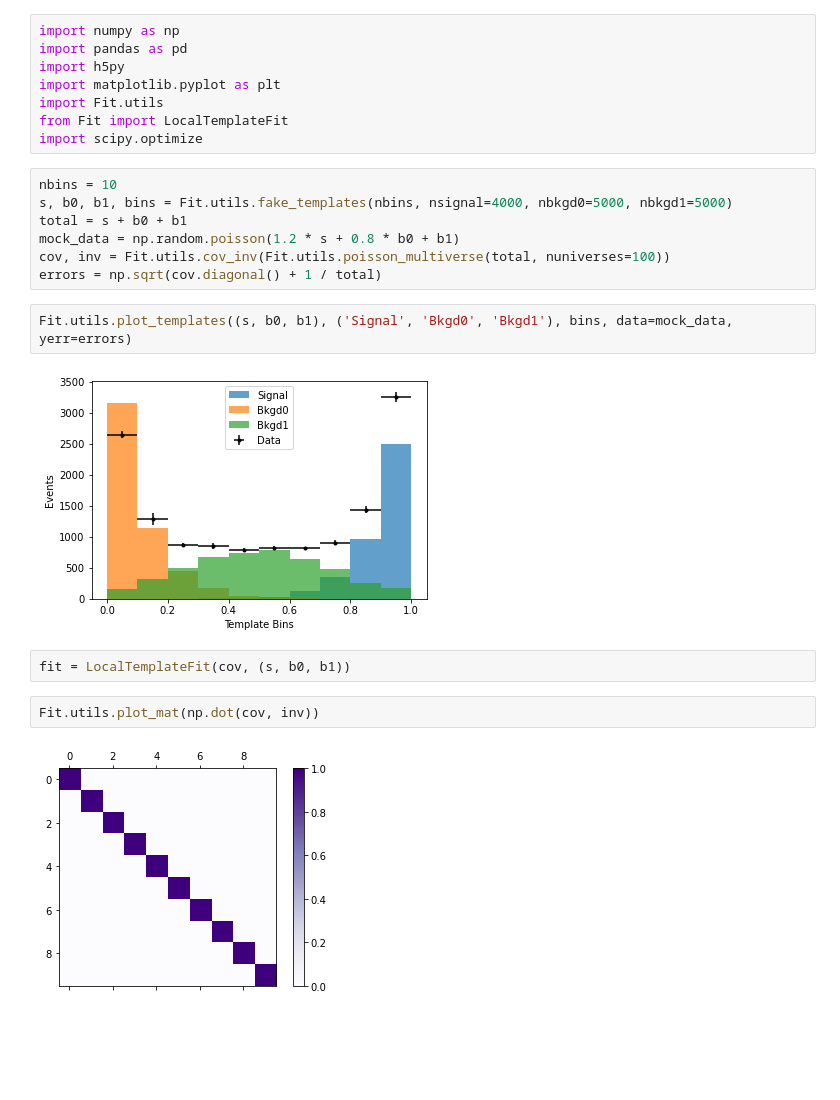
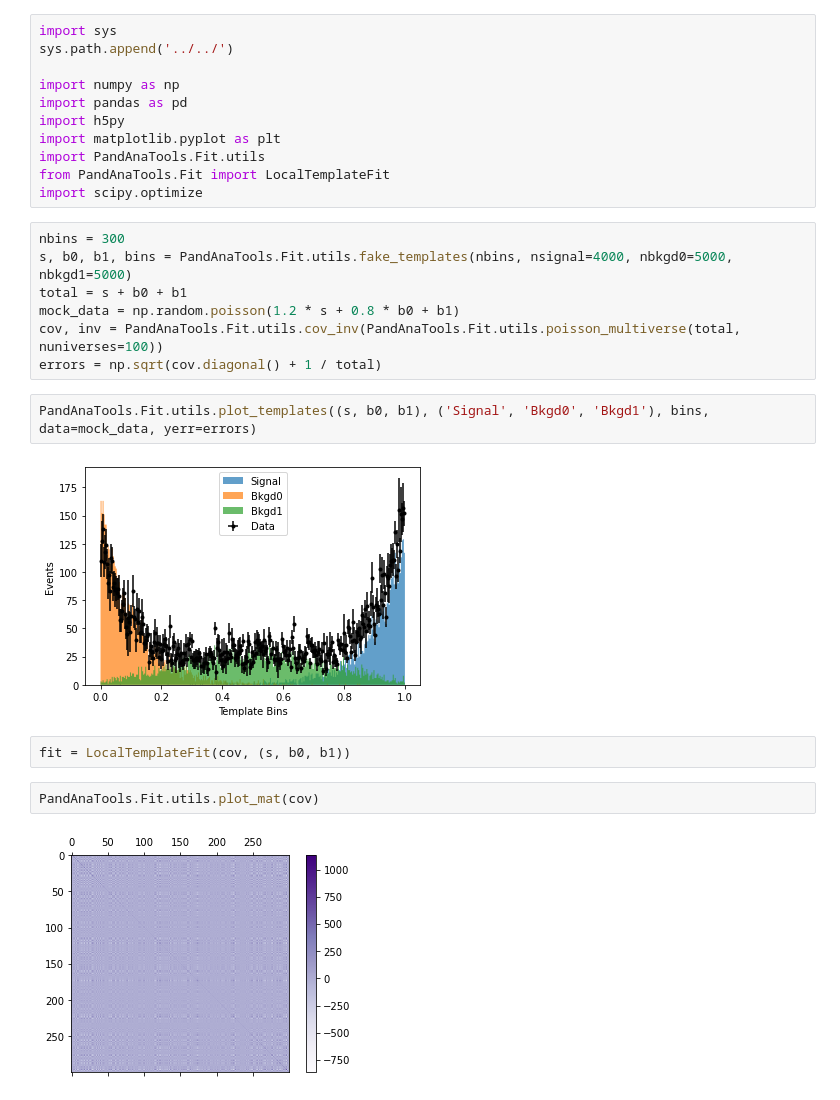
Before and after one commit to dddoyle1/HEPAnaTools, a Jupyter notebook: examples/local_template_fit_example.ipynb, the cells around one changed output. Cells and saved outputs as stored; diff of their text form; blank space fills up the shorter version.

```diff
--- a/examples/local_template_fit_example.ipynb
+++ b/examples/local_template_fit_example.ipynb
@@ -1,26 +1,29 @@
 # %%
+import sys
+sys.path.append('../../')
+
 import numpy as np
 import pandas as pd
 import h5py
 import matplotlib.pyplot as plt
-import Fit.utils
-from Fit import LocalTemplateFit
+import PandAnaTools.Fit.utils
+from PandAnaTools.Fit import LocalTemplateFit
 import scipy.optimize
 # %%
-nbins = 10
-s, b0, b1, bins = Fit.utils.fake_templates(nbins, nsignal=4000, nbkgd0=5000, nbkgd1=5000)
+nbins = 300
+s, b0, b1, bins = PandAnaTools.Fit.utils.fake_templates(nbins, nsignal=4000, nbkgd0=5000, nbkgd1=5000)
 total = s + b0 + b1
 mock_data = np.random.poisson(1.2 * s + 0.8 * b0 + b1)
-cov, inv = Fit.utils.cov_inv(Fit.utils.poisson_multiverse(total, nuniverses=100))
+cov, inv = PandAnaTools.Fit.utils.cov_inv(PandAnaTools.Fit.utils.poisson_multiverse(total, nuniverses=100))
 errors = np.sqrt(cov.diagonal() + 1 / total)
 # %%
-Fit.utils.plot_templates((s, b0, b1), ('Signal', 'Bkgd0', 'Bkgd1'), bins, data=mock_data, yerr=errors)
+PandAnaTools.Fit.utils.plot_templates((s, b0, b1), ('Signal', 'Bkgd0', 'Bkgd1'), bins, data=mock_data, yerr=errors)
 # %% [output]
-[figure, old version]
+[figure, new version]
 # %%
 fit = LocalTemplateFit(cov, (s, b0, b1))
 # %%
-Fit.utils.plot_mat(np.dot(cov, inv))
+PandAnaTools.Fit.utils.plot_mat(cov)
 # %% [output]
-[figure, old version]
+[figure, new version]
 # %%
```
Also changed, not shown: parts of 4 cells of this notebook, 4 other files.
